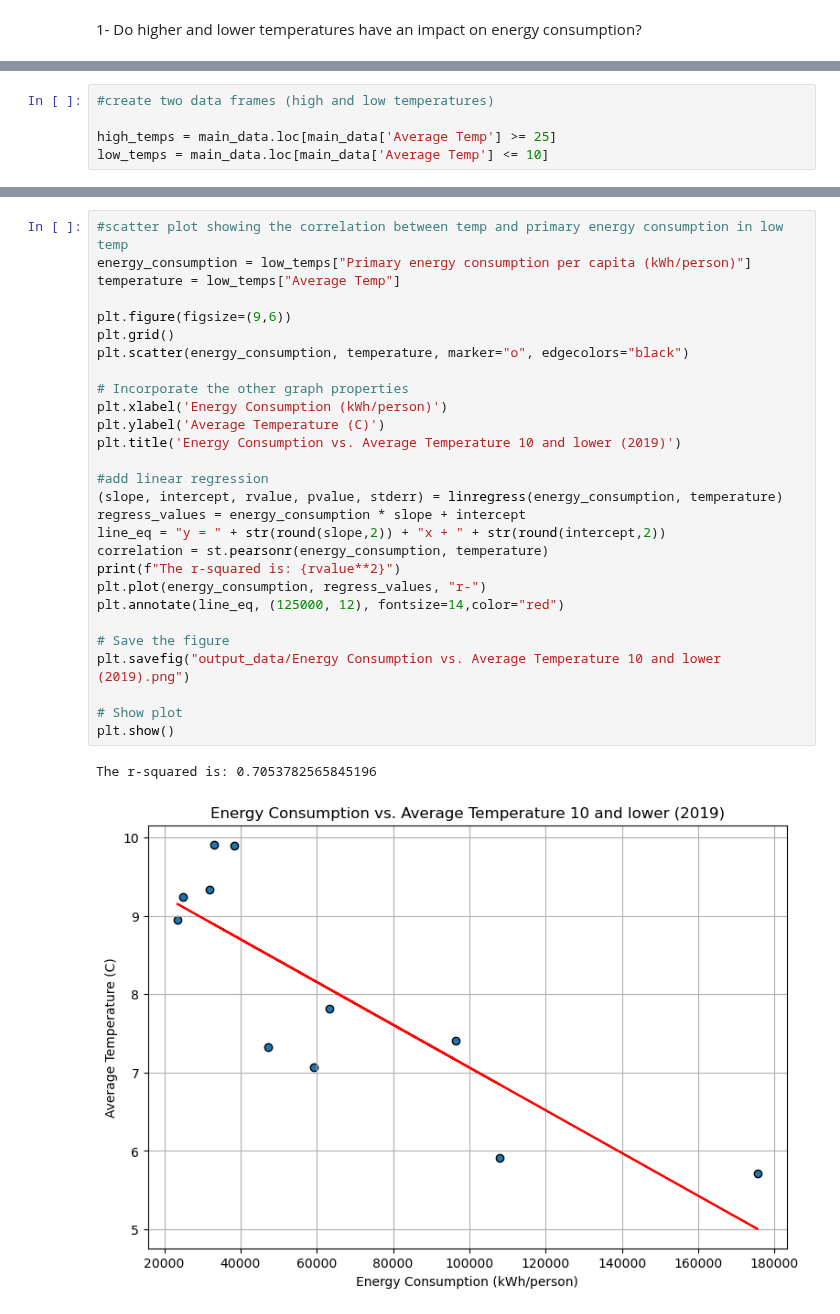
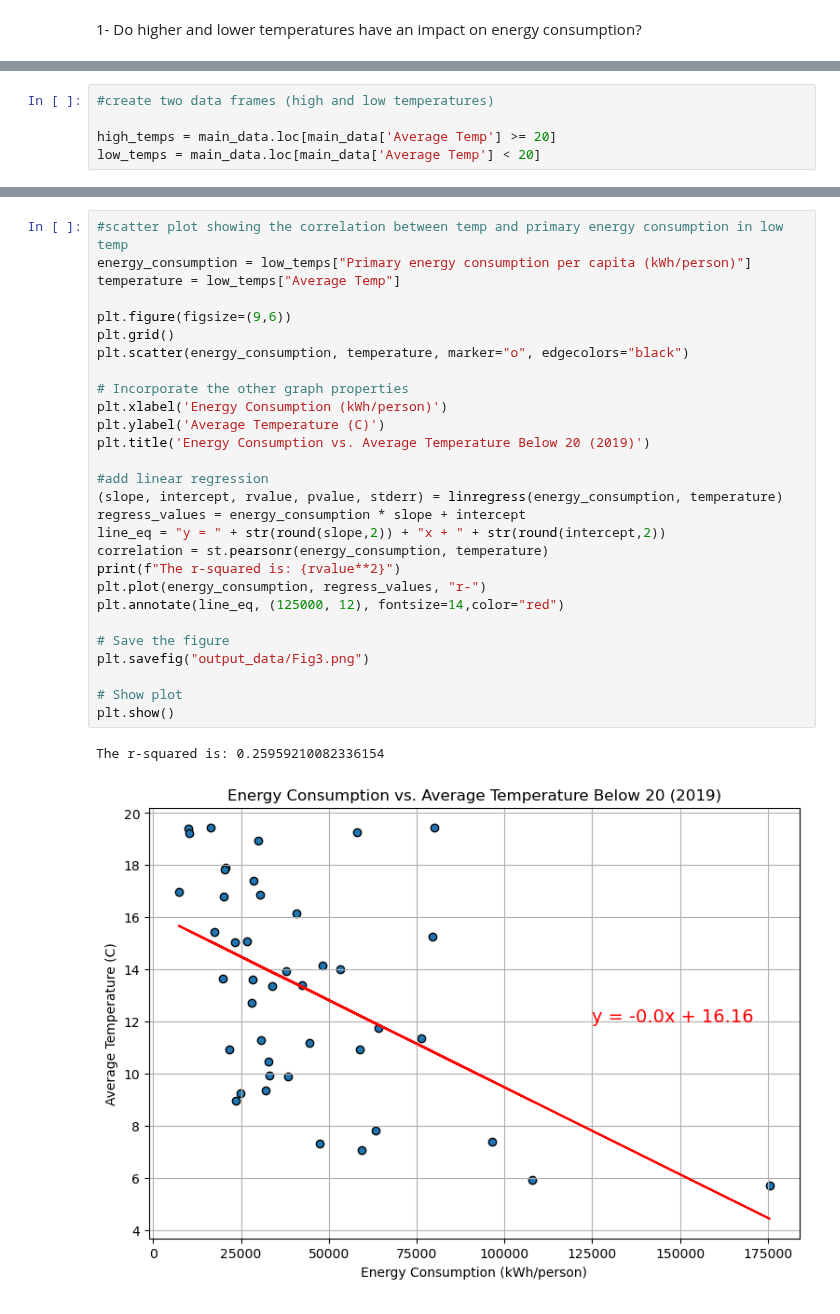
Before and after one commit to yosieph/Project1, a Jupyter notebook: project1.ipynb, the cells around one changed output, grey strips where cells are left out. Drawn from its saved outputs; the diff is of its cells as text.

```diff
--- a/project1.ipynb
+++ b/project1.ipynb
@@ -67,8 +84,8 @@ The r-squared is: 0.07426043111699936
 # %%
 #create two data frames (high and low temperatures)
 
-high_temps = main_data.loc[main_data['Average Temp'] >= 25]
-low_temps = main_data.loc[main_data['Average Temp'] <= 10]
+high_temps = main_data.loc[main_data['Average Temp'] >= 20]
+low_temps = main_data.loc[main_data['Average Temp'] < 20]
 # %%
 #scatter plot showing the correlation between temp and primary energy consumption in high temp
 energy_consumption = high_temps["Primary energy consumption per capita (kWh/person)"]
@@ -103,31 +120,31 @@ The r-squared is: 0.0028583229372739416
 # %%
 #scatter plot showing the correlation between temp and primary energy consumption in low temp
 energy_consumption = low_temps["Primary energy consumption per capita (kWh/person)"]
 temperature = low_temps["Average Temp"]
 
 plt.figure(figsize=(9,6))
 plt.grid()
 plt.scatter(energy_consumption, temperature, marker="o", edgecolors="black")
 
 # Incorporate the other graph properties
 plt.xlabel('Energy Consumption (kWh/person)')
 plt.ylabel('Average Temperature (C)')
-plt.title('Energy Consumption vs. Average Temperature 10 and lower (2019)')
+plt.title('Energy Consumption vs. Average Temperature Below 20 (2019)')
 
 #add linear regression
 (slope, intercept, rvalue, pvalue, stderr) = linregress(energy_consumption, temperature)
 regress_values = energy_consumption * slope + intercept
 line_eq = "y = " + str(round(slope,2)) + "x + " + str(round(intercept,2))
 correlation = st.pearsonr(energy_consumption, temperature)
 print(f"The r-squared is: {rvalue**2}")
 plt.plot(energy_consumption, regress_values, "r-")
 plt.annotate(line_eq, (125000, 12), fontsize=14,color="red")
 
 # Save the figure
-plt.savefig("output_data/Energy Consumption vs. Average Temperature 10 and lower (2019).png")
+plt.savefig("output_data/Fig3.png")
 
 # Show plot
 plt.show()
 # %% [output]
-The r-squared is: 0.7053782565845196
+The r-squared is: 0.25959210082336154
-[figure, old version]
+[figure, new version]
```
Also changed, not shown: parts of 5 cells of this notebook.
